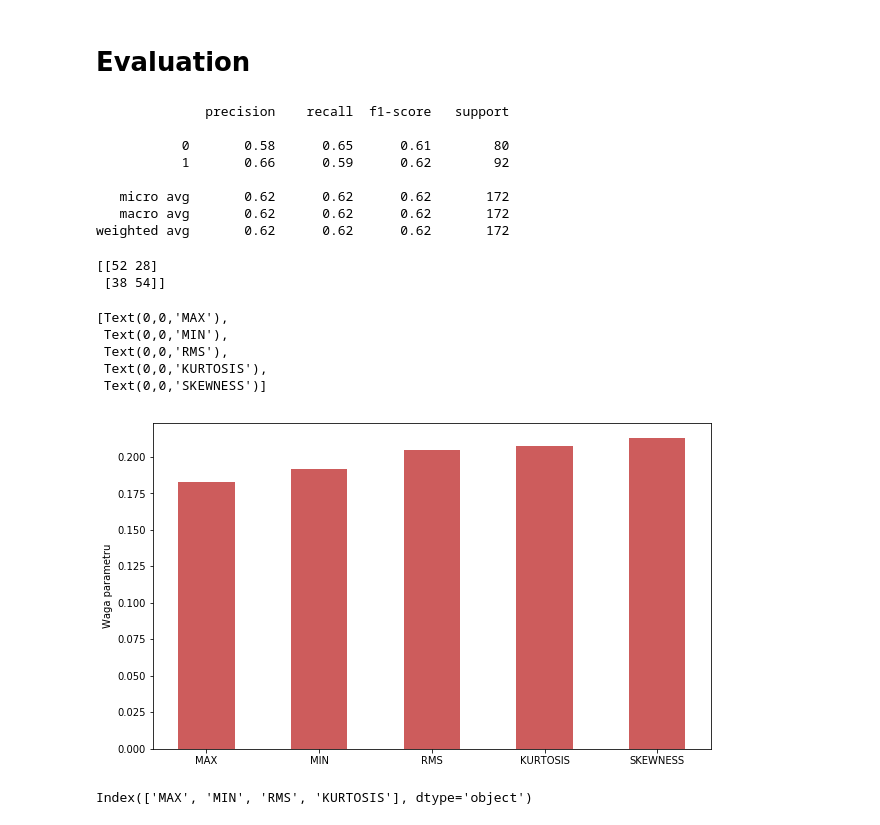
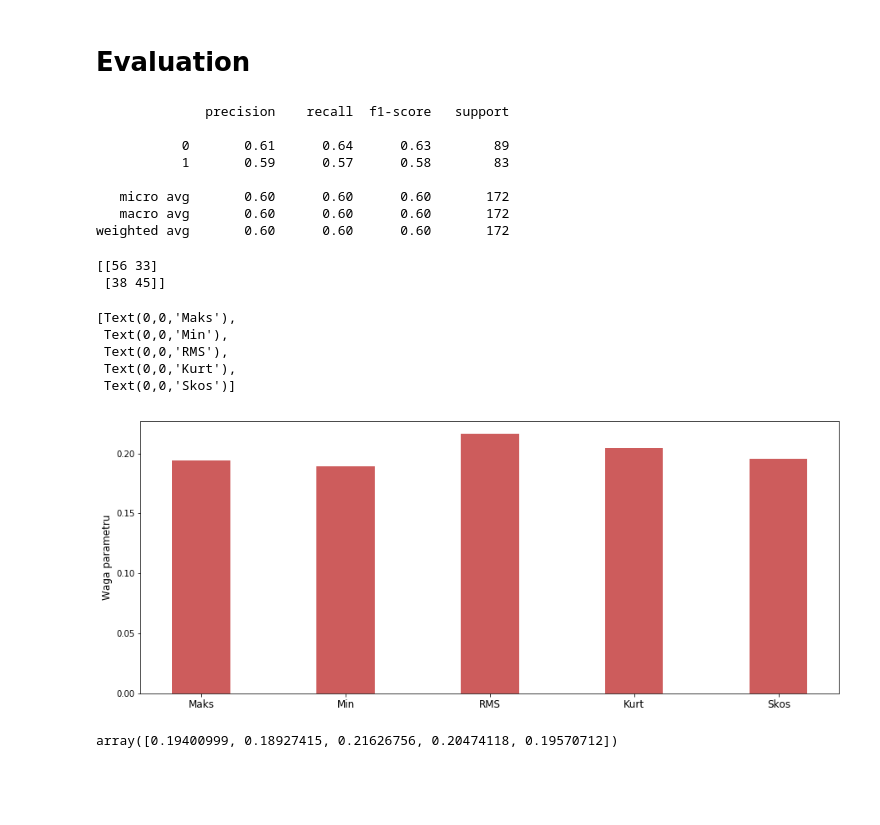
Before and after one commit to tynski/VoicePathology, a Jupyter notebook: PythonCode/Detection_Time_Domain_Female.ipynb, the cells around one changed output. Drawn from its saved outputs; the diff is of its cells as text; code cells hidden in the pictures; blank space fills up the shorter version.

```diff
--- a/PythonCode/Detection_Time_Domain_Female.ipynb
+++ b/PythonCode/Detection_Time_Domain_Female.ipynb
@@ -9,4 +9,4 @@ Load, merge, normalization vector of parameters.
 # %%
 # Loading each csv file
-df1 = pd.read_csv('Time_Female_1part.csv')
-df2 = pd.read_csv('Time_Female_2part.csv')
+allpatients = pd.read_csv('Time_Female.csv')
+allpatients.head()
@@ -15,3 +19,0 @@ Concatenating all four DataFrames into one.
-# %%
-allpatients = pd.concat([df1,df2])
-allpatients.head()
@@ -157,7 +152,7 @@ print(confusion_matrix(y_test,prediction))
 # %%
 from sklearn.ensemble import RandomForestClassifier
 # %%
-clf = RandomForestClassifier(n_estimators=400)
+clf = RandomForestClassifier(n_estimators=350)
 # %%
 clf.fit(X_train, y_train)
 # %% [output]
@@ -177,37 +172,37 @@ print(classification_report(y_test, prediction))
 # %% [output]
               precision    recall  f1-score   support
 
-           0       0.58      0.65      0.61        80
-           1       0.66      0.59      0.62        92
+           0       0.61      0.64      0.63        89
+           1       0.59      0.57      0.58        83
 
-   micro avg       0.62      0.62      0.62       172
-   macro avg       0.62      0.62      0.62       172
-weighted avg       0.62      0.62      0.62       172
+   micro avg       0.60      0.60      0.60       172
+   macro avg       0.60      0.60      0.60       172
+weighted avg       0.60      0.60      0.60       172
 # %%
 print(confusion_matrix(y_test, prediction))
 # %% [output]
-[[52 28]
- [38 54]]
+[[56 33]
+ [38 45]]
 # %%
 feature_importance = clf.feature_importances_
 # %%
 fig, ax = plt.subplots()
-fig.set_size_inches(10, 6)
+fig.set_size_inches(15, 6)
 plt.grid(b=False)
 ind = np.arange(len(feature_importance))  # the x locations for the groups
-width = 0.5  # the width of the bars
+width = 0.4  # the width of the bars
 ax.bar(ind, feature_importance, width, color='IndianRed')
-ax.set_ylabel('Waga parametru')
+ax.set_ylabel('Waga parametru', fontsize=12)
 ax.set_xticks(ind)
-ax.set_xticklabels(allpatients.drop(['Chory'],axis=1).columns)
+ax.set_xticklabels(['Maks', 'Min', 'RMS', 'Kurt', 'Skos'], fontsize=12)
 # %% [output]
-[Text(0,0,'MAX'),
- Text(0,0,'MIN'),
+[Text(0,0,'Maks'),
+ Text(0,0,'Min'),
  Text(0,0,'RMS'),
- Text(0,0,'KURTOSIS'),
- Text(0,0,'SKEWNESS')]
+ Text(0,0,'Kurt'),
+ Text(0,0,'Skos')]
-[figure, old version]
+[figure, new version]
-# %%
-allpatients.drop(['SKEWNESS','Chory'],axis=1).columns
-# %% [output]
-Index(['MAX', 'MIN', 'RMS', 'KURTOSIS'], dtype='object')
+# %%
+feature_importance
+# %% [output]
+array([0.19400999, 0.18927415, 0.21626756, 0.20474118, 0.19570712])
```
Also changed, not shown: parts of 10 cells of this notebook, 15 other files.
